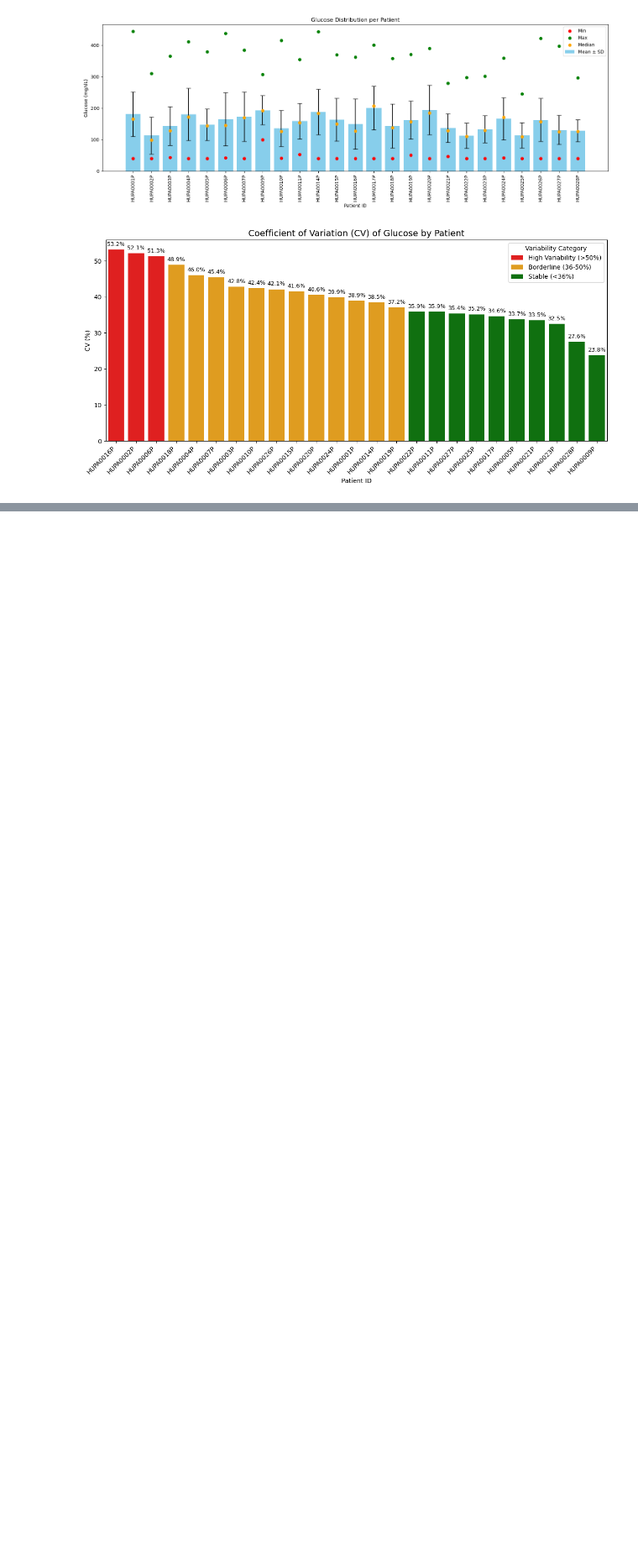
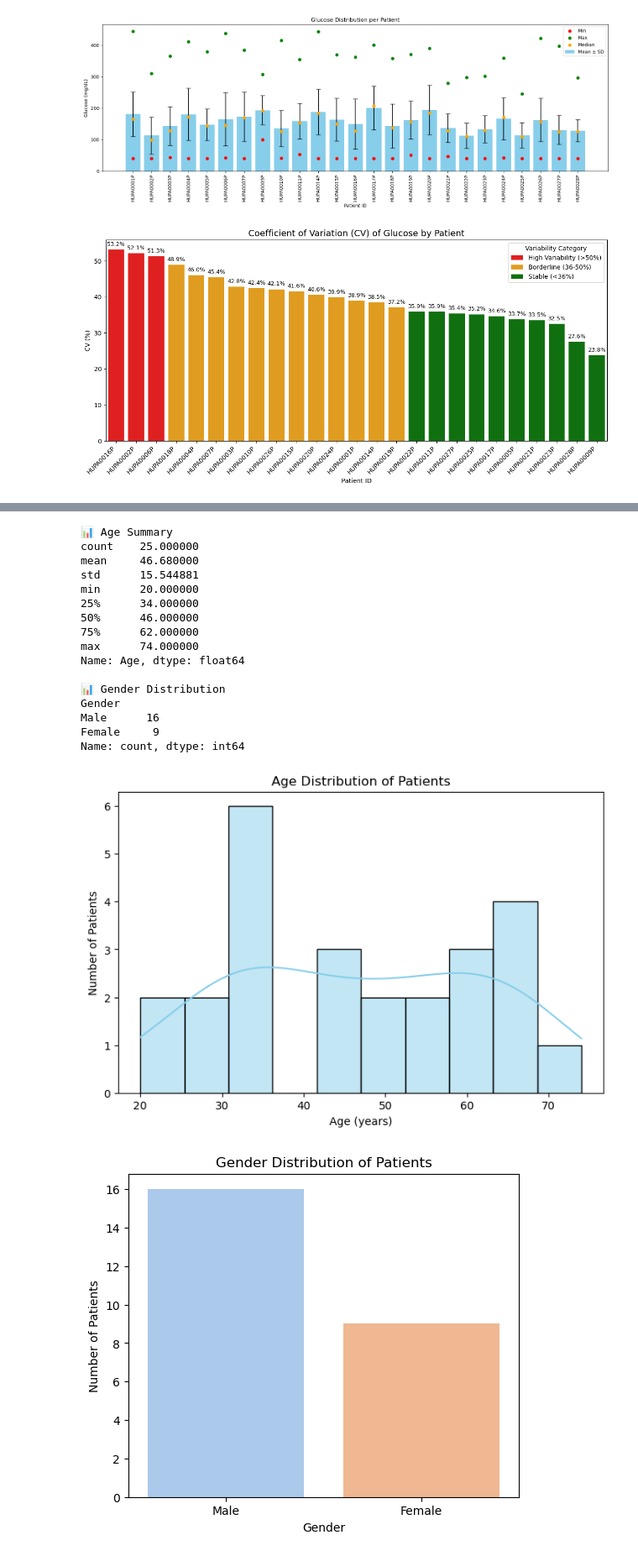
Before and after one commit to Psree10/Team10_PythonWranglers_PythonHackathon_August25, a Jupyter notebook: notebooks/Team10_PythonWranglers_2.DescriptiveAnalysis.ipynb, the cells around one changed output, grey strips where cells are left out. Shown at 84% size. Drawn from its saved outputs; the diff is of its cells as text; code cells hidden in the pictures; blank space fills up the shorter version.

```diff
--- a/notebooks/Team10_PythonWranglers_2.DescriptiveAnalysis.ipynb
+++ b/notebooks/Team10_PythonWranglers_2.DescriptiveAnalysis.ipynb
@@ -220,0 +277,59 @@ plt.show()
+# %%
+# --- Age & Gender Distribution ---
+
+# Take unique patients only
+patients_demo = dfT1DData.drop_duplicates(subset=["patient_id"])[["patient_id","Age","Gender"]]
+
+# Summary stats for age
+print("📊 Age Summary")
+print(patients_demo["Age"].describe())
+
+# Gender counts
+print("\n📊 Gender Distribution")
+print(patients_demo["Gender"].value_counts())
+
+# --- Plot: Age Distribution ---
+import matplotlib.pyplot as plt
+import seaborn as sns
+
+plt.figure(figsize=(8,5))
+sns.histplot(patients_demo["Age"], bins=10, kde=True, color="skyblue")
+plt.title("Age Distribution of Patients")
+plt.xlabel("Age (years)")
+plt.ylabel("Number of Patients")
+plt.show()
+
+# --- Plot: Gender Distribution ---
+plt.figure(figsize=(6,5))
+sns.countplot(x="Gender", data=patients_demo, palette="pastel")
+plt.title("Gender Distribution of Patients")
+plt.xlabel("Gender")
+plt.ylabel("Number of Patients")
+plt.show()
+
+# --- Plot: Age by Gender ---
+plt.figure(figsize=(8,5))
+sns.boxplot(x="Gender", y="Age", data=patients_demo, palette="Set2")
+plt.title("Age Distribution by Gender")
+plt.xlabel("Gender")
+plt.ylabel("Age (years)")
+plt.show()
+# %% [output]
+📊 Age Summary
+count    25.000000
+mean     46.680000
+std      15.544881
+min      20.000000
+25%      34.000000
+50%      46.000000
+75%      62.000000
+max      74.000000
+Name: Age, dtype: float64
+
+📊 Gender Distribution
+Gender
+Male      16
+Female     9
+Name: count, dtype: int64
+[figure, added]
+[figure, added]
```
Also changed, not shown: parts of 7 cells of this notebook, 2 other files.
